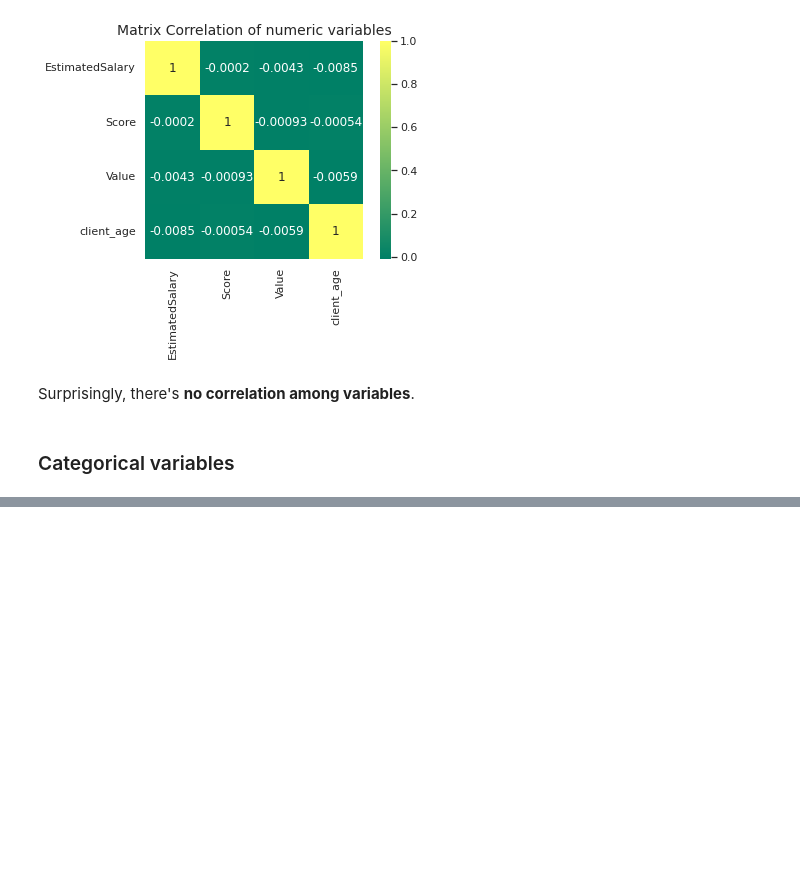
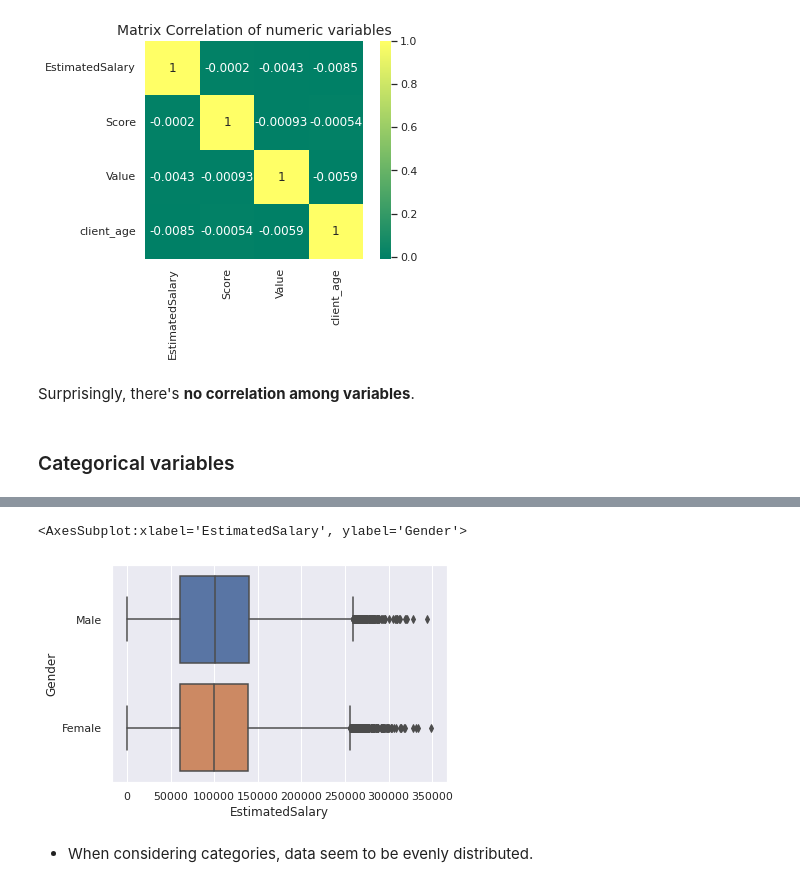
Before and after one commit to axlyaguana11/churn_predictive_model, a Jupyter notebook: notebooks/0.3-axel-exploration.ipynb, the cells around one changed output, grey strips where cells are left out. Saved outputs shown, nothing was run; the diff lists cells and outputs as text; code cells hidden in the pictures; blank space fills up the shorter version.

```diff
--- a/notebooks/0.3-axel-exploration.ipynb
+++ b/notebooks/0.3-axel-exploration.ipynb
@@ -92,3 +146,10 @@ Surprisingly, there's **no correlation among variables**.
+# %%
+sns.boxplot(data=df, x='EstimatedSalary', y='Gender')
+# %% [output]
+<AxesSubplot:xlabel='EstimatedSalary', ylabel='Gender'>
+[figure, added]
+# %% [markdown]
+* When considering categories, data seem to be evenly distributed.
 # %% [markdown]
 <a style='text-decoration:none;line-height:16px;display:flex;color:#5B5B62;padding:10px;justify-content:end;' href='https://deepnote.com?utm_source=created-in-deepnote-cell&projectId=fb2ec55e-ada8-4de4-93de-2d05f236c13b' target="_blank">
 <img alt='Created in deepnote.com' style='display:inline;max-height:16px;margin:0px;margin-right:7.5px;' src='embedded-picture-1' > </img>
```
Also changed, not shown: parts of 6 cells of this notebook.
